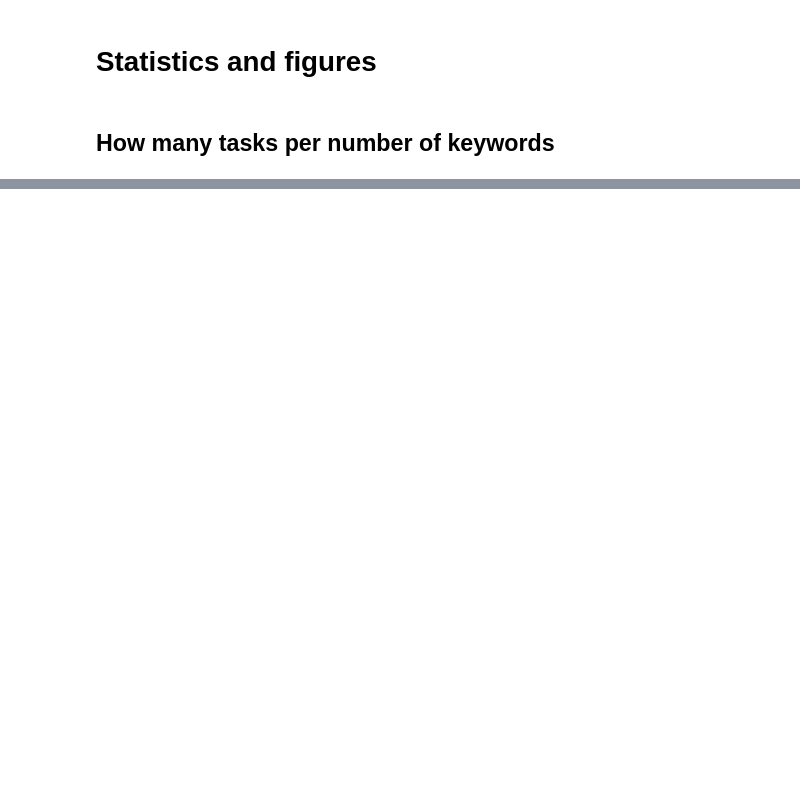
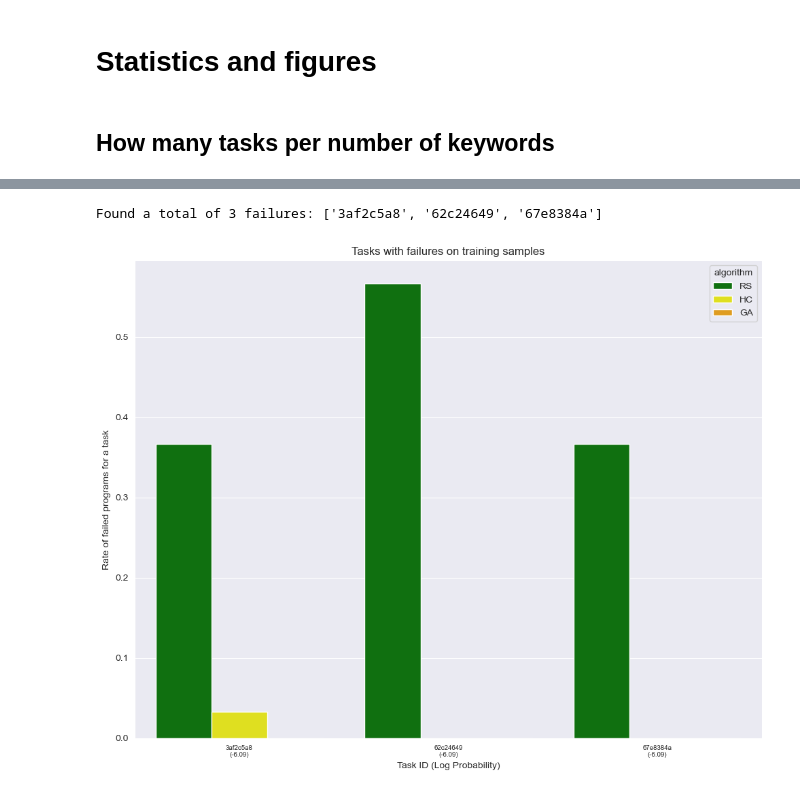
Before and after one commit to albertotonda/arc-neural-intuition-evolutionary-search, a Jupyter notebook: pto-experiments/statistics_and_figures.ipynb, the cells around one changed output, grey strips where cells are left out. Drawn from its saved outputs; the diff is of its cells as text; code cells hidden in the pictures; blank space fills up the shorter version.

Commit message:
Small modifications to create new figures

```diff
--- a/pto-experiments/statistics_and_figures.ipynb
+++ b/pto-experiments/statistics_and_figures.ipynb
@@ -36,0 +106,21 @@ For 10 keywords, found a total of 12 tasks: ['ce22a75a' 'b60334d2' 'e8593010' '3
+# %%
+# find all tasks for which there was at least one training failure for one algorithm
+columns_failure = [a + column_training_failure for a in algorithms]
+columns = ["task_id", "n_keywords"] + columns_failure
+
+task_failure_ids = []
+for index, row in df.iterrows() :
+    failure_found = False
+    for c in columns_failure :
+        tokens = row[c].split('/')
+        #print(row[c] + ":" + tokens[0])
+        if tokens[0] != "\"0" :
+            failure_found = True
+            #print("Failure found!")
+
+    if failure_found :
+        task_failure_ids.append(row["task_id"])
+
+print("Found a total of %d failures: %s" % (len(task_failure_ids), task_failure_ids))
+# %% [output]
+Found a total of 3 failures: ['3af2c5a8', '62c24649', '67e8384a']
@@ -36,0 +141,45 @@ For 10 keywords, found a total of 12 tasks: ['ce22a75a' 'b60334d2' 'e8593010' '3
+# %%
+# actually, before running a plot, let's do data collection again, but for test failures
+for index, row in df.iterrows() :
+    task_id = row["task_id"]
+    failure_found = False
+    for a in algorithms :
+        failures = regex.search("\"([0-9]+)\/", row[a + column_test_failure]).group(1)
+        if int(failures) > 0 :
+            failure_found = True
+
+    if failure_found :
+        for a in algorithms :
+            c = a + column_test_failure
+            failures = regex.search("\"([0-9]+)\\/", row[c]).group(1)
+            dict_sns['task_id'].append(task_id + "\n(test)")
+            dict_sns['algorithm'].append(a)
+            dict_sns['failures'].append(float(int(failures)/30))
+# %%
+# barplot
+training_or_test = "training"
+df_sns = pd.DataFrame.from_dict(dict_sns)
+df_sns = df_sns[df_sns["task_id"].str.endswith("(%s)" % training_or_test)]
+
+# we need a custom palette, to make it coherent with the other figure
+palette = {'RS' : 'green', 'HC' : 'yellow', 'GA' : 'orange'}
+
+# also a custom order, in growing negative log probability
+custom_order = sorted([t for t in df_sns["task_id"].unique()], key=lambda x : task_complexity[x.split("\n")[0]][1], reverse=True)
+
+fig, ax = plt.subplots(figsize=(10,8))
+sns.barplot(df_sns, x="task_id", y="failures", hue="algorithm", palette=palette, order=custom_order, ax=ax)
+ax.set_title("Tasks with failures on %s samples" % training_or_test)
+ax.set_ylabel("Rate of failed programs for a task")
+ax.set_xlabel("Task ID (Log Probability)")
+
+# create new, more readable labels
+new_xlabels = [ x.get_text().split("\n")[0] for x in ax.get_xticklabels() ]
+new_xlabels = [ x + "\n" + str("(%.2f)" % task_complexity[x][1]) for x in new_xlabels ]
+ax.set_xticklabels(new_xlabels, fontsize=7)
+
+fig.tight_layout()
+
+plt.savefig("../local/figures/task_failures_%s.png" % training_or_test, dpi=150)
+# %% [output]
+[figure, added]
```
Also changed, not shown: parts of 4 cells of this notebook.
